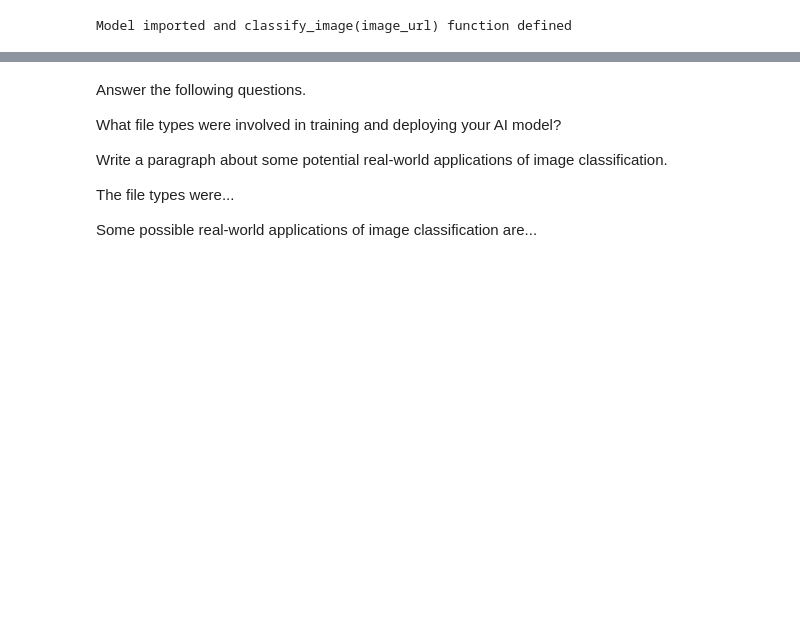
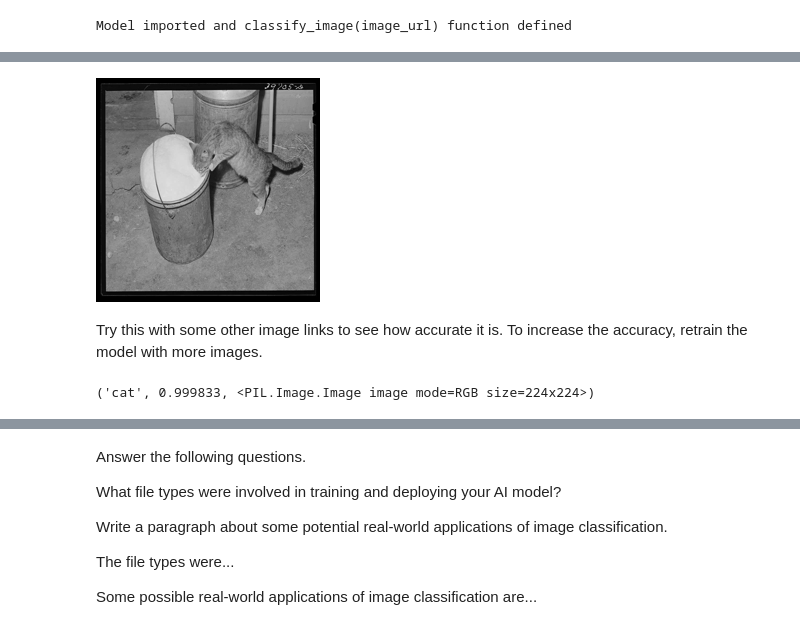
Before and after one commit to emilusha/curriculum-notebooks, a Jupyter notebook: TechnologyStudies/ComputingScience/Courses/files-and-file-structures-1.ipynb, the cells around one changed output, grey strips where cells are left out. Drawn from its saved outputs; the diff is of its cells as text; code cells hidden in the pictures; blank space fills up the shorter version.

```diff
--- a/TechnologyStudies/ComputingScience/Courses/files-and-file-structures-1.ipynb
+++ b/TechnologyStudies/ComputingScience/Courses/files-and-file-structures-1.ipynb
@@ -343,0 +350,5 @@ Model imported and classify_image(image_url) function defined
+# %%
+image_url = 'https://i.kinja-img.com/gawker-media/image/upload/c_fit,f_auto,g_center,q_60,w_965/arznjdijwqntcpbuwt5v.jpg'
+
+results = classify_image(image_url)
+results
@@ -343,0 +363,13 @@ Model imported and classify_image(image_url) function defined
+# %%
+results[2]
+# %% [output]
+[figure, added]
+# %% [markdown]
+Try this with some other image links to see how accurate it is. To increase the accuracy, retrain the model with more images.
+# %%
+image_url = 'https://plus.unsplash.com/premium_photo-1673967831980-1d377baaded2?fm=jpg&q=60&w=3000&ixlib=rb-4.0.3&ixid=M3wxMjA3fDB8MHxzZWFyY2h8MXx8Y2F0c3xlbnwwfHwwfHx8MA%3D%3D'
+
+results = classify_image(image_url)
+results
+# %% [output]
+('cat', 0.999833, <PIL.Image.Image image mode=RGB size=224x224>)
```
Also changed, not shown: parts of 7 cells of this notebook.
